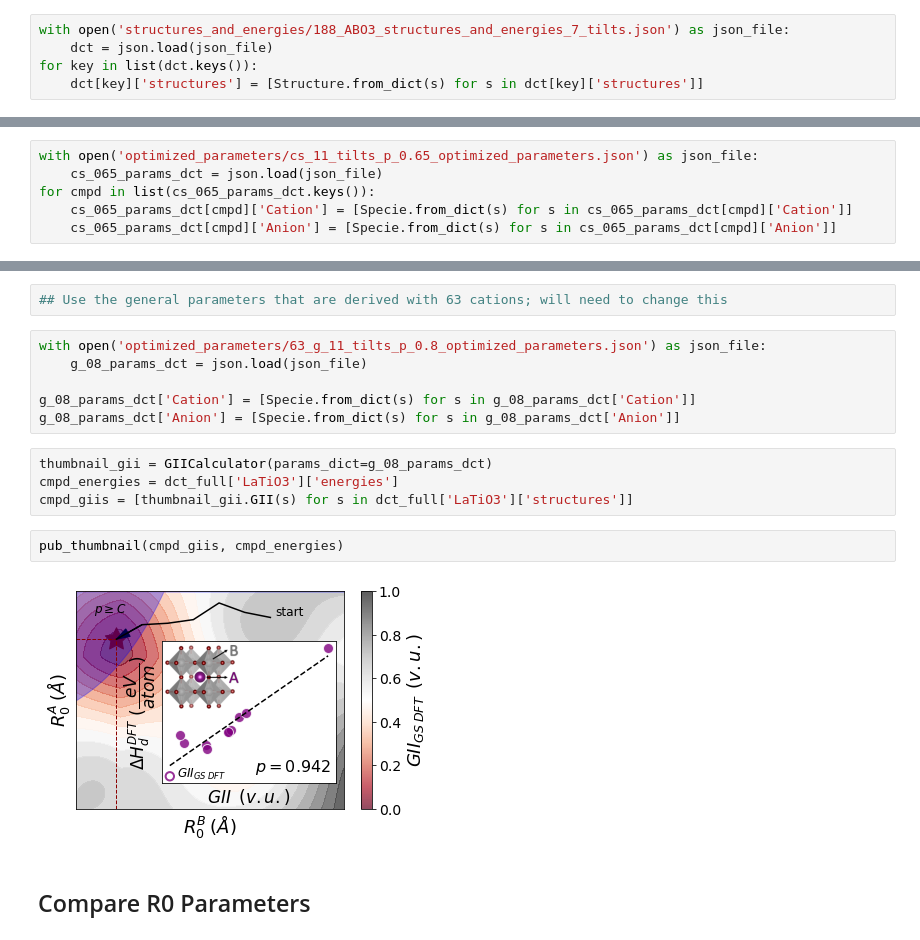
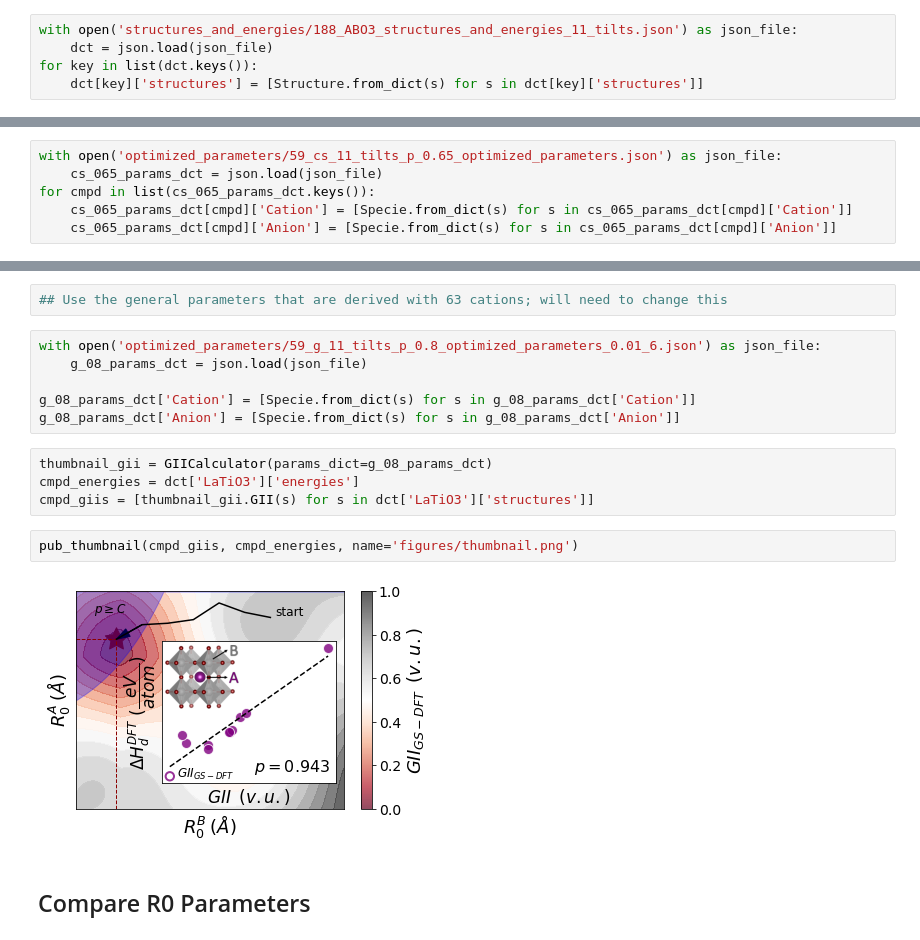
Before and after one commit to rymo1354/gii_minimization, a Jupyter notebook: test.ipynb, the cells around one changed output, grey strips where cells are left out. Saved outputs shown, nothing was run; the diff lists cells and outputs as text.

```diff
--- a/test.ipynb
+++ b/test.ipynb
@@ -11,7 +11,7 @@ from tqdm.notebook import tqdm
 # %% [markdown]
 ## Read in JSON for Testing
 # %%
-with open('structures_and_energies/188_ABO3_structures_and_energies_7_tilts.json') as json_file:
+with open('structures_and_energies/188_ABO3_structures_and_energies_11_tilts.json') as json_file:
     dct = json.load(json_file)
 for key in list(dct.keys()):
     dct[key]['structures'] = [Structure.from_dict(s) for s in dct[key]['structures']]
@@ -405,7 +401,7 @@ from visualization import plot_giis_pearsons
 # %% [markdown]
 ### p = 0.65
 # %%
-with open('optimized_parameters/cs_11_tilts_p_0.65_optimized_parameters.json') as json_file:
+with open('optimized_parameters/59_cs_11_tilts_p_0.65_optimized_parameters.json') as json_file:
     cs_065_params_dct = json.load(json_file)
 for cmpd in list(cs_065_params_dct.keys()):
     cs_065_params_dct[cmpd]['Cation'] = [Specie.from_dict(s) for s in cs_065_params_dct[cmpd]['Cation']]
@@ -515,19 +477,19 @@ from visualization import pub_thumbnail
 # %%
 ## Use the general parameters that are derived with 63 cations; will need to change this
 # %%
-with open('optimized_parameters/63_g_11_tilts_p_0.8_optimized_parameters.json') as json_file:
+with open('optimized_parameters/59_g_11_tilts_p_0.8_optimized_parameters_0.01_6.json') as json_file:
     g_08_params_dct = json.load(json_file)
 
 g_08_params_dct['Cation'] = [Specie.from_dict(s) for s in g_08_params_dct['Cation']]
 g_08_params_dct['Anion'] = [Specie.from_dict(s) for s in g_08_params_dct['Anion']]
 # %%
 thumbnail_gii = GIICalculator(params_dict=g_08_params_dct)
-cmpd_energies = dct_full['LaTiO3']['energies']
-cmpd_giis = [thumbnail_gii.GII(s) for s in dct_full['LaTiO3']['structures']]
+cmpd_energies = dct['LaTiO3']['energies']
+cmpd_giis = [thumbnail_gii.GII(s) for s in dct['LaTiO3']['structures']]
 # %%
-pub_thumbnail(cmpd_giis, cmpd_energies)
+pub_thumbnail(cmpd_giis, cmpd_energies, name='figures/thumbnail.png')
 # %% [output]
-[figure, old version]
+[figure, new version]
 # %% [markdown]
 ## Compare R0 Parameters
 # %%
```
Also changed, not shown: parts of 13 cells of this notebook, 9 other files.
